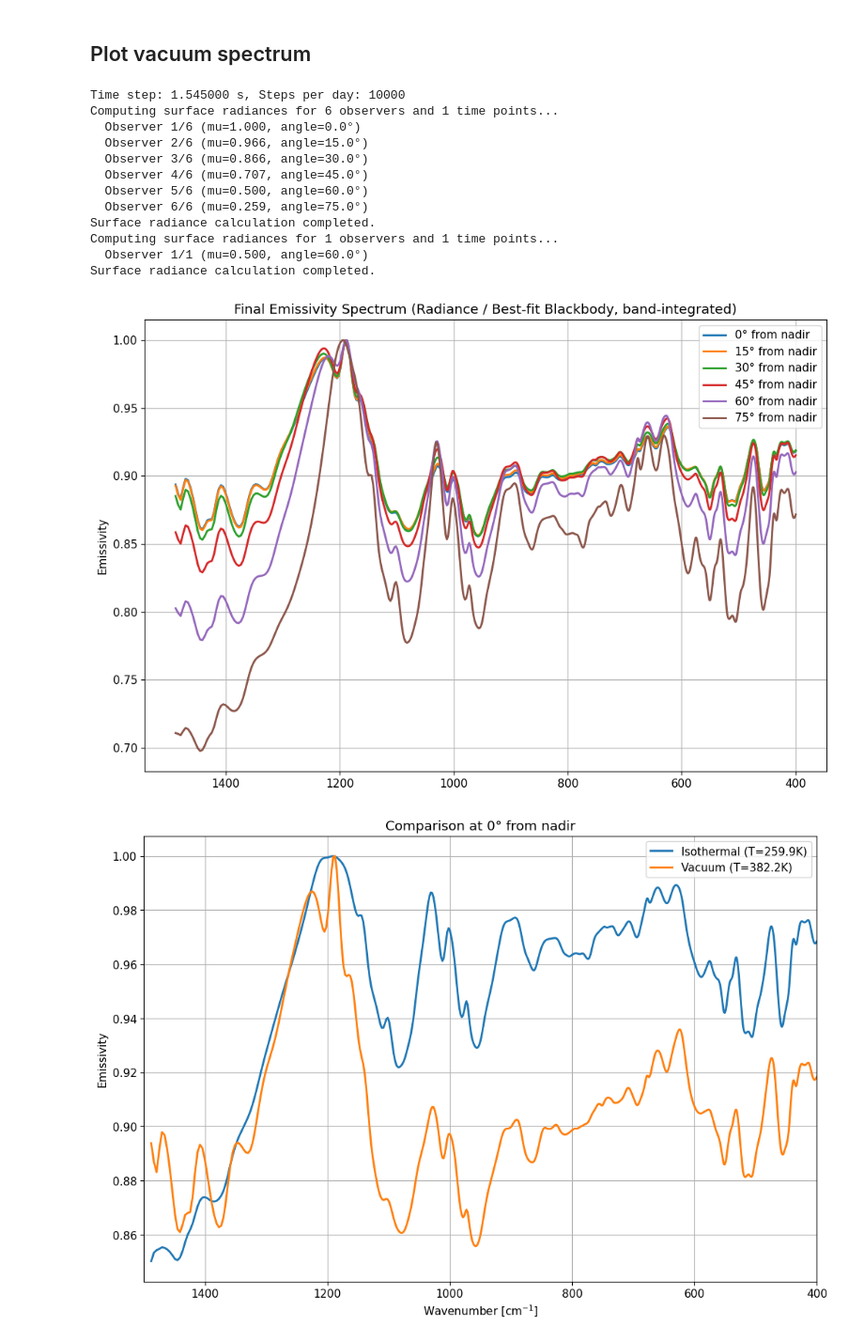
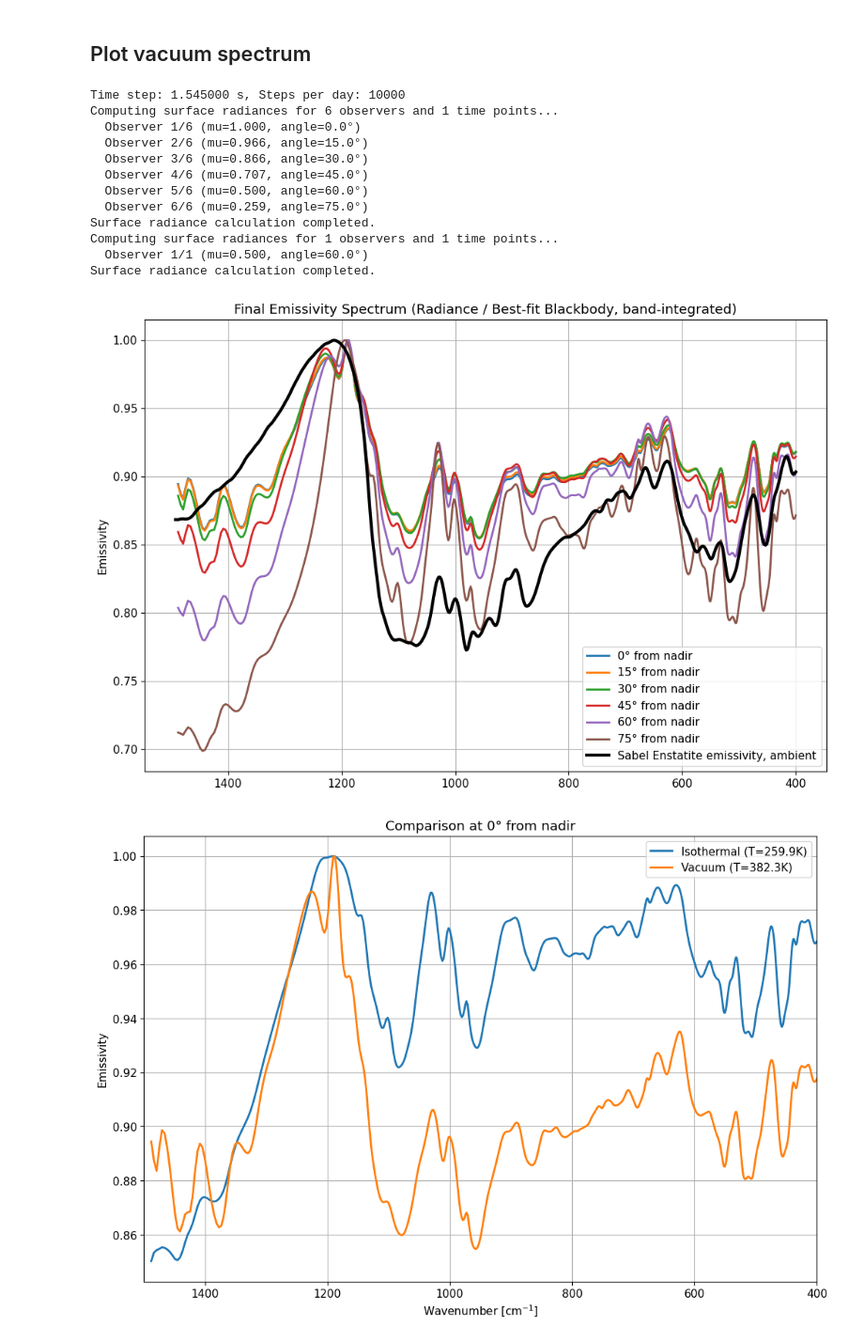
Before and after one commit to andrewryan2727/ThermoSpec, a Jupyter notebook: Analyses/Prem_study.ipynb, the cells around one changed output. Shown at 94% size. Cells and saved outputs as stored; diff of their text form; code cells hidden in the pictures.

```diff
--- a/Analyses/Prem_study.ipynb
+++ b/Analyses/Prem_study.ipynb
@@ -76,9 +76,9 @@ settings = {
     'thermal_evolution_mode': 'two_wave',   #Run thermal evolution later with broadband vis (turned off) and broadband thermal.
     'RTE_solver': 'hapke',
     'output_radiance_mode': 'hybrid',       #Compute spectral radiance in thermal only.
-    'depth_dependent_properties': True,
-    'temperature_dependent_properties': True,
-    'temp_dependent_cp': True,
+    'depth_dependent_properties': False,
+    'temperature_dependent_properties': False,
+    'temp_dependent_cp': False,
     'observer_mu': 0.5,                     # Observer zenith angle (0 for nadir)
     'Et': 7000.0,                          # Mean extinction coefficient. For phi=0.37, 50300. For phi=0.60, 81600.
     'ssalb_therm': 0.1,                     # Single scattering albedo for thermal radiation (average from mie code ~0.62)
@@ -97,7 +97,7 @@ settings = {
     'wn_bounds_out': '/Users/ryan/Research/RT_models/RT_thermal_model/Optical_props/enst_300k_wn_bounds.txt',  # Wavenumber bounds for output files,
     'nstr_out': 16,                # Number of streams for output
     'nmom_out': 16,                # Number of moments for output
-    'scale_Et': True
+    'scale_Et': False
 }
 
 # Create configuration with overrides
@@ -113,8 +113,9 @@ T_out1, phi_vis1, phi_therm1, T_surf1, t_out1 = sim1.run()
 observer_angles = [0, 15, 30, 45, 60, 75]
 thermal_results = (T_out1, T_surf1, t_out1)
 multi_angle_results = calculate_radiances_from_results(
-    thermal_results, config1, observer_angles=observer_angles
+    sim1, observer_angles=observer_angles
 )
+
 
 print(f"Simulation completed! Output shape: {T_out1.shape}")
 print(f"Time range: {t_out1[0]:.0f} to {t_out1[-1]:.0f} seconds")
@@ -300,34 +301,41 @@ for i, angle in enumerate(angles):
     # Normalize emissivity
     idx1 = np.argmin(np.abs(wn - 900))
     idx2 = np.argmin(np.abs(wn - 1700))
     cf_emis = emiss_spec_angle[idx1:idx2+1].max()
 
     # Plot normalized emissivity spectrum
     plt.plot(wn[:ir_cutoff], emiss_spec_angle[:ir_cutoff] + 1 - cf_emis,
              label=f'{angle:.0f}° from nadir', linewidth=2)
 
+
+substrate = np.loadtxt('/Users/ryan/Research/RT_models/RT_thermal_model/Optical_props/sabel_enstatite_SLE.txt')
+idx1 = np.argmin(np.abs(substrate[:,0] - 1700))
+idx2 = np.argmin(np.abs(substrate[:,0] - 900))
+substrate_cf = substrate[idx1:idx2,1].max()
+plt.plot(substrate[:,0], substrate[:,1]+1-substrate_cf, label='Sabel Enstatite emissivity, ambient',linewidth=3,c='black')
+
 plt.ylabel('Emissivity')
 plt.title('Final Emissivity Spectrum (Radiance / Best-fit Blackbody, band-integrated)')
 plt.legend()
 plt.grid(True)
 plt.gca().invert_xaxis()
 plt.show()
 
 #Single observer angle plot comparison
 # %% [output]
 Time step: 1.545000 s, Steps per day: 10000
 Computing surface radiances for 6 observers and 1 time points...
   Observer 1/6 (mu=1.000, angle=0.0°)
   Observer 2/6 (mu=0.966, angle=15.0°)
   Observer 3/6 (mu=0.866, angle=30.0°)
   Observer 4/6 (mu=0.707, angle=45.0°)
   Observer 5/6 (mu=0.500, angle=60.0°)
   Observer 6/6 (mu=0.259, angle=75.0°)
 Surface radiance calculation completed.
 Computing surface radiances for 1 observers and 1 time points...
   Observer 1/1 (mu=0.500, angle=60.0°)
 Surface radiance calculation completed.
-[figure, old version]
+[figure, new version]
 # %%
 # Single angle comparison between isothermal and vacuum cases
 angle_idx = 0  # Use first angle (0° from nadir)
```
Also changed, not shown: parts of 9 cells of this notebook, 10 other files.
